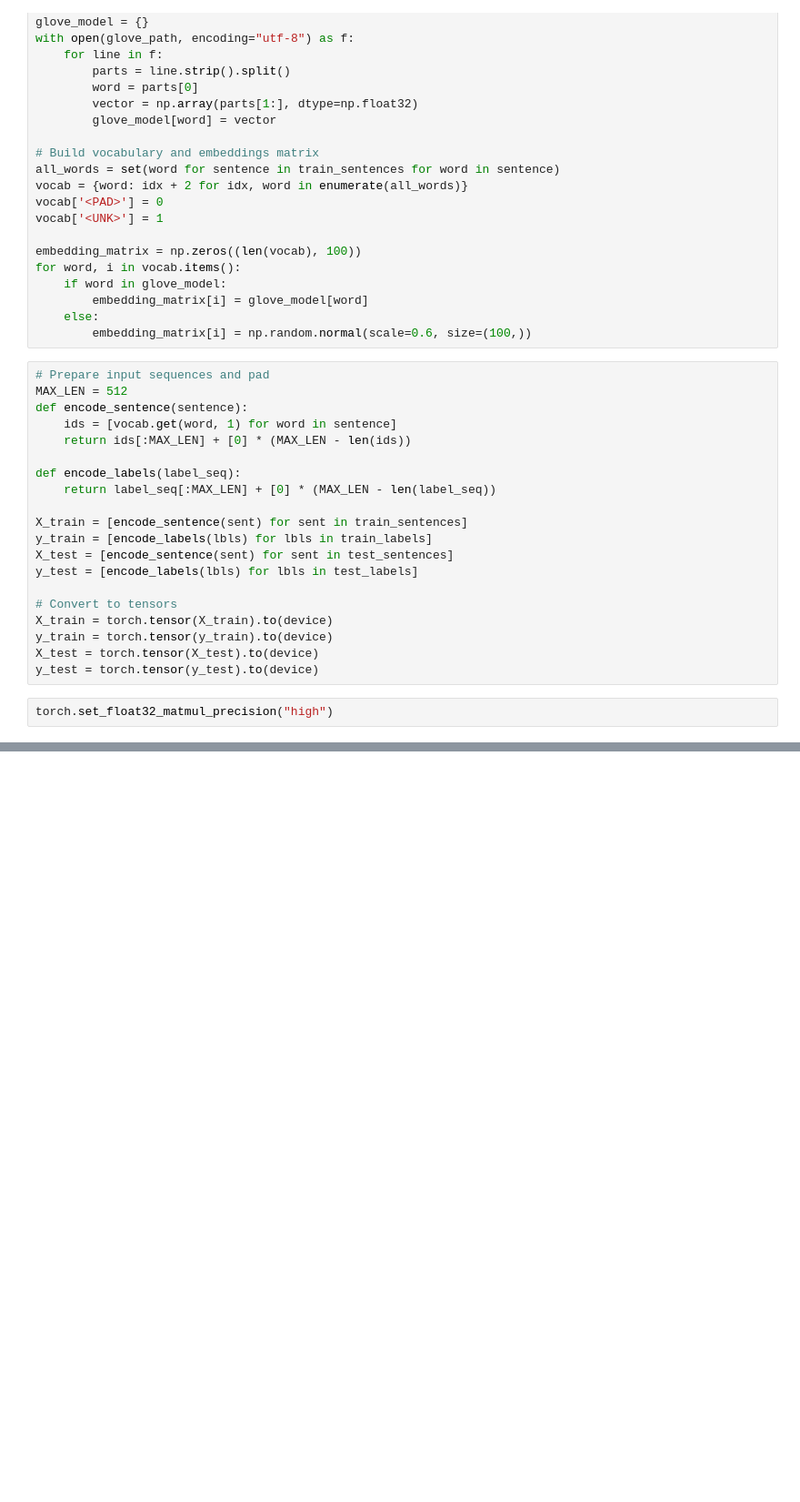
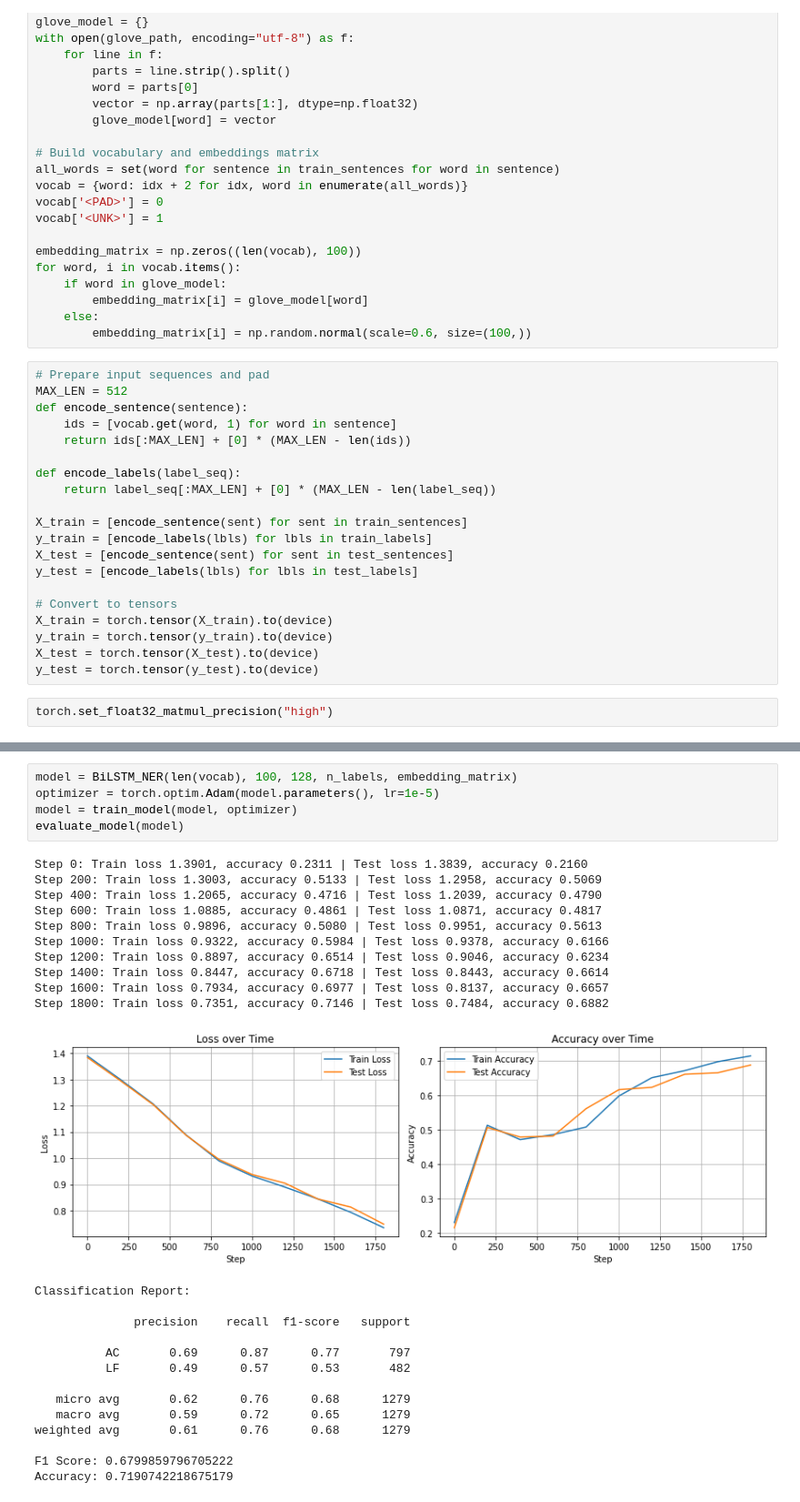
Before and after one commit to DonRL10/NLP-project, a Jupyter notebook: nlp_project(glove_bilstm).ipynb, the cells around one changed output, grey strips where cells are left out. Shown: that part at 91% size. Drawn from its saved outputs; the diff is of its cells as text; blank space fills up the shorter version.

```diff
--- a/nlp_project(glove_bilstm).ipynb
+++ b/nlp_project(glove_bilstm).ipynb
@@ -192,0 +279,30 @@ print("Accuracy:", accuracy_score(true_str, pred_str))
+# %%
+model = BiLSTM_NER(len(vocab), 100, 128, n_labels, embedding_matrix)
+optimizer = torch.optim.Adam(model.parameters(), lr=1e-5)
+model = train_model(model, optimizer)
+evaluate_model(model)
+# %% [output]
+Step 0: Train loss 1.3901, accuracy 0.2311 | Test loss 1.3839, accuracy 0.2160
+Step 200: Train loss 1.3003, accuracy 0.5133 | Test loss 1.2958, accuracy 0.5069
+Step 400: Train loss 1.2065, accuracy 0.4716 | Test loss 1.2039, accuracy 0.4790
+Step 600: Train loss 1.0885, accuracy 0.4861 | Test loss 1.0871, accuracy 0.4817
+Step 800: Train loss 0.9896, accuracy 0.5080 | Test loss 0.9951, accuracy 0.5613
+Step 1000: Train loss 0.9322, accuracy 0.5984 | Test loss 0.9378, accuracy 0.6166
+Step 1200: Train loss 0.8897, accuracy 0.6514 | Test loss 0.9046, accuracy 0.6234
+Step 1400: Train loss 0.8447, accuracy 0.6718 | Test loss 0.8443, accuracy 0.6614
+Step 1600: Train loss 0.7934, accuracy 0.6977 | Test loss 0.8137, accuracy 0.6657
+Step 1800: Train loss 0.7351, accuracy 0.7146 | Test loss 0.7484, accuracy 0.6882
+[figure, added]
+Classification Report:
+
+              precision    recall  f1-score   support
+
+          AC       0.69      0.87      0.77       797
+          LF       0.49      0.57      0.53       482
+
+   micro avg       0.62      0.76      0.68      1279
+   macro avg       0.59      0.72      0.65      1279
+weighted avg       0.61      0.76      0.68      1279
+
+F1 Score: 0.6799859796705222
+Accuracy: 0.7190742218675179
```
Also changed, not shown: parts of 7 cells of this notebook, 1 other file.
